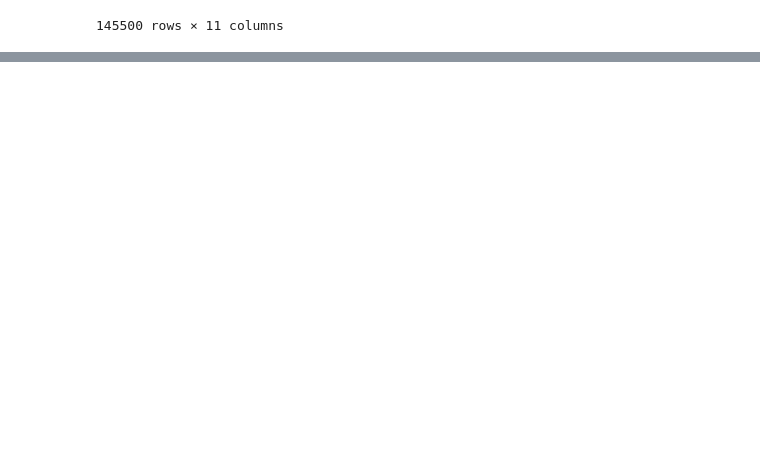
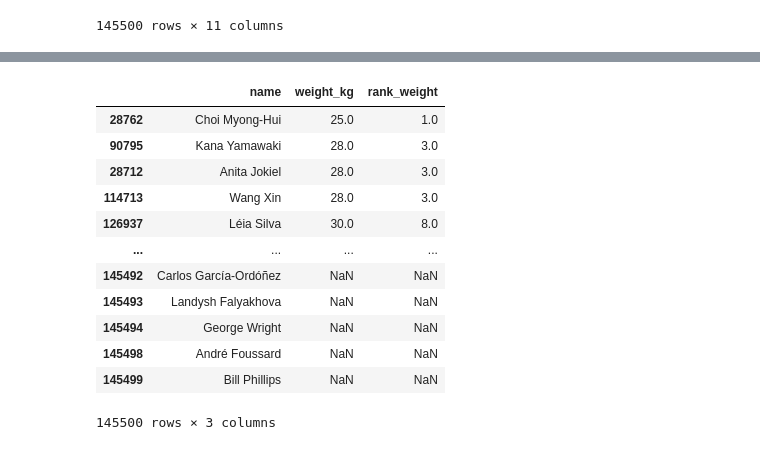
Before and after one commit to KabirKhan1512/SMIT-CDE-Practice, a Jupyter notebook: Pandas/Pandas Learning.ipynb, the cells around one changed output, grey strips where cells are left out. Saved outputs shown, nothing was run; the diff lists cells and outputs as text; code cells hidden in the pictures; blank space fills up the shorter version.

```diff
--- a/Pandas/Pandas Learning.ipynb
+++ b/Pandas/Pandas Learning.ipynb
@@ -738,0 +848,18 @@ df
+# %%
+df["rank_weight"] = df["weight_kg"].rank()
+# %%
+df[["name", "weight_kg", "rank_weight"]].sort_values(by=["rank_weight"])
+# %% [output]
+|  | name | weight_kg | rank_weight |
+| 28762 | Choi Myong-Hui | 25.0 | 1.0 |
+| 90795 | Kana Yamawaki | 28.0 | 3.0 |
+| 28712 | Anita Jokiel | 28.0 | 3.0 |
+| 114713 | Wang Xin | 28.0 | 3.0 |
+| 126937 | Léia Silva | 30.0 | 8.0 |
+| ... | ... | ... | ... |
+| 145492 | Carlos García-Ordóñez | NaN | NaN |
+| 145493 | Landysh Falyakhova | NaN | NaN |
+| 145494 | George Wright | NaN | NaN |
+| 145498 | André Foussard | NaN | NaN |
+| 145499 | Bill Phillips | NaN | NaN |
+145500 rows × 3 columns
```
Also changed, not shown: parts of 9 cells of this notebook, 1 other file.
